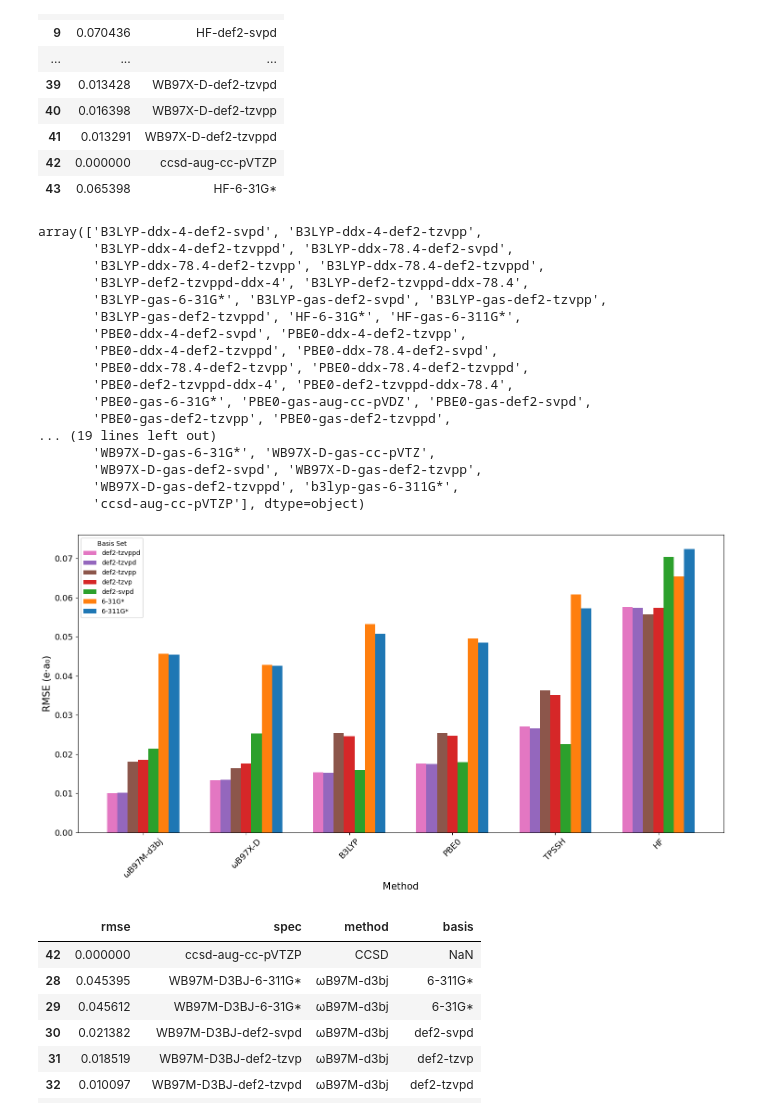
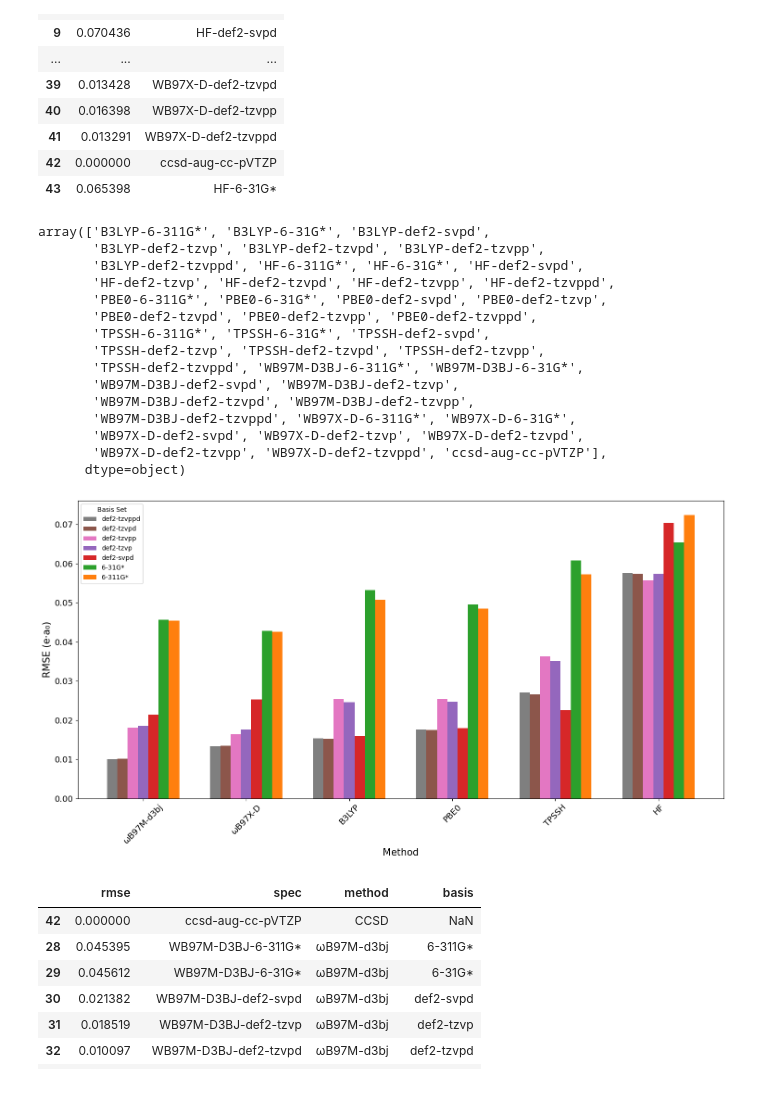
Before and after one commit to bismuthadams1/charge_paper, a Jupyter notebook: benchmark_wf_analysis/benchmark_review.ipynb, the cells around one changed output. Cells and saved outputs as stored; diff of their text form; code cells hidden in the pictures.

Commit message:
wavefunction benchmark

```diff
--- a/benchmark_wf_analysis/benchmark_review.ipynb
+++ b/benchmark_wf_analysis/benchmark_review.ipynb
@@ -191,5 +191,5 @@ Dictionary of SMILES and conformer geometries has been saved to 'smiles_conforme
 # alternatively we can directly load the database associated with the csv to reproduce the figures directly here
 # df = pd.read_csv('benchmark_data.csv', index_col=0)
 # df
-df = pd.read_pickle('benchmark_data.pkl')
-df
+# df = pd.read_pickle('benchmark_data.pkl')
+# df
@@ -392,23 +382,21 @@ rmse_dipoles
 # %%
 rmse_dipoles.spec.unique()
 # %% [output]
-array(['B3LYP-ddx-4-def2-svpd', 'B3LYP-ddx-4-def2-tzvpp',
-       'B3LYP-ddx-4-def2-tzvppd', 'B3LYP-ddx-78.4-def2-svpd',
-       'B3LYP-ddx-78.4-def2-tzvpp', 'B3LYP-ddx-78.4-def2-tzvppd',
-       'B3LYP-def2-tzvppd-ddx-4', 'B3LYP-def2-tzvppd-ddx-78.4',
-       'B3LYP-gas-6-31G*', 'B3LYP-gas-def2-svpd', 'B3LYP-gas-def2-tzvpp',
-       'B3LYP-gas-def2-tzvppd', 'HF-6-31G*', 'HF-gas-6-311G*',
-       'PBE0-ddx-4-def2-svpd', 'PBE0-ddx-4-def2-tzvpp',
-       'PBE0-ddx-4-def2-tzvppd', 'PBE0-ddx-78.4-def2-svpd',
-       'PBE0-ddx-78.4-def2-tzvpp', 'PBE0-ddx-78.4-def2-tzvppd',
-       'PBE0-def2-tzvppd-ddx-4', 'PBE0-def2-tzvppd-ddx-78.4',
-       'PBE0-gas-6-31G*', 'PBE0-gas-aug-cc-pVDZ', 'PBE0-gas-def2-svpd',
-       'PBE0-gas-def2-tzvpp', 'PBE0-gas-def2-tzvppd',
-... (19 lines left out)
-       'WB97X-D-gas-6-31G*', 'WB97X-D-gas-cc-pVTZ',
-       'WB97X-D-gas-def2-svpd', 'WB97X-D-gas-def2-tzvpp',
-       'WB97X-D-gas-def2-tzvppd', 'b3lyp-gas-6-311G*',
-       'ccsd-aug-cc-pVTZP'], dtype=object)
+array(['B3LYP-6-311G*', 'B3LYP-6-31G*', 'B3LYP-def2-svpd',
+       'B3LYP-def2-tzvp', 'B3LYP-def2-tzvpd', 'B3LYP-def2-tzvpp',
+       'B3LYP-def2-tzvppd', 'HF-6-311G*', 'HF-6-31G*', 'HF-def2-svpd',
+       'HF-def2-tzvp', 'HF-def2-tzvpd', 'HF-def2-tzvpp', 'HF-def2-tzvppd',
+       'PBE0-6-311G*', 'PBE0-6-31G*', 'PBE0-def2-svpd', 'PBE0-def2-tzvp',
+       'PBE0-def2-tzvpd', 'PBE0-def2-tzvpp', 'PBE0-def2-tzvppd',
+       'TPSSH-6-311G*', 'TPSSH-6-31G*', 'TPSSH-def2-svpd',
+       'TPSSH-def2-tzvp', 'TPSSH-def2-tzvpd', 'TPSSH-def2-tzvpp',
+       'TPSSH-def2-tzvppd', 'WB97M-D3BJ-6-311G*', 'WB97M-D3BJ-6-31G*',
+       'WB97M-D3BJ-def2-svpd', 'WB97M-D3BJ-def2-tzvp',
+       'WB97M-D3BJ-def2-tzvpd', 'WB97M-D3BJ-def2-tzvpp',
+       'WB97M-D3BJ-def2-tzvppd', 'WB97X-D-6-311G*', 'WB97X-D-6-31G*',
+       'WB97X-D-def2-svpd', 'WB97X-D-def2-tzvp', 'WB97X-D-def2-tzvpd',
+       'WB97X-D-def2-tzvpp', 'WB97X-D-def2-tzvppd', 'ccsd-aug-cc-pVTZP'],
+      dtype=object)
 # %%
 import matplotlib.pyplot as plt
 import matplotlib as mpl
@@ -468,9 +456,14 @@ df_rmse_sorted['basis'] = pd.Categorical(
     ordered=True
 )
 
-prop_cycle = plt.rcParams['axes.prop_cycle']
-colors = prop_cycle.by_key()['color'][:len(unique_basis)]
-color_map = dict(zip(unique_basis, colors))
+unique_basis = df_rmse_sorted['basis'].unique()
+
+# prop_cycle = plt.rcParams['axes.prop_cycle']
+default_colors = plt.rcParams['axes.prop_cycle'].by_key()['color']
+
+# colors = default_colors.by_key()['color'][:len(unique_basis)]
+color_map = dict(zip(unique_basis, default_colors))
+
 
 # Pivot for plotting
 pivot_table = df_rmse_sorted.pivot_table(index='method', columns='basis', values='rmse', aggfunc='mean')
@@ -483,34 +476,34 @@ tick_positions = []
 
 for idx, method in enumerate(pivot_table_plot.index):
     row = pivot_table_plot.loc[method]
     non_nan_bases = row.dropna()
     n_bars = len(non_nan_bases)
 
     # Start position to center bars
     start = idx - (n_bars - 1) / 2 * bar_width
     for i, (basis, value) in enumerate(non_nan_bases.items()):
         position = start + i * bar_width
         ax.bar(position, value, width=bar_width, color=color_map[basis], label=basis if idx == 0 else "")
 
     # Store tick position at center of group
     tick_positions.append(start + (n_bars - 1) / 2 * bar_width)
 
 # Unique legend
 handles, labels = ax.get_legend_handles_labels()
 by_label = dict(zip(labels, handles))
 ax.legend(by_label.values(), by_label.keys(), title='Basis Set')
 
 # Final axis setup
 ax.set_xticks(tick_positions)
 ax.set_xticklabels(pivot_table_plot.index, rotation=45)
 ax.set_xlabel('Method')
 ax.set_ylabel('RMSE (e·a₀)')
 
 plt.tight_layout()
 plt.savefig("Method_Basis_Dipoles.png", dpi=300, bbox_inches='tight')
 plt.show()
 # %% [output]
-[figure, old version]
+[figure, new version]
 # %%
 
 df_rmse_sorted
```
Also changed, not shown: parts of 11 cells of this notebook, 5 other files.
